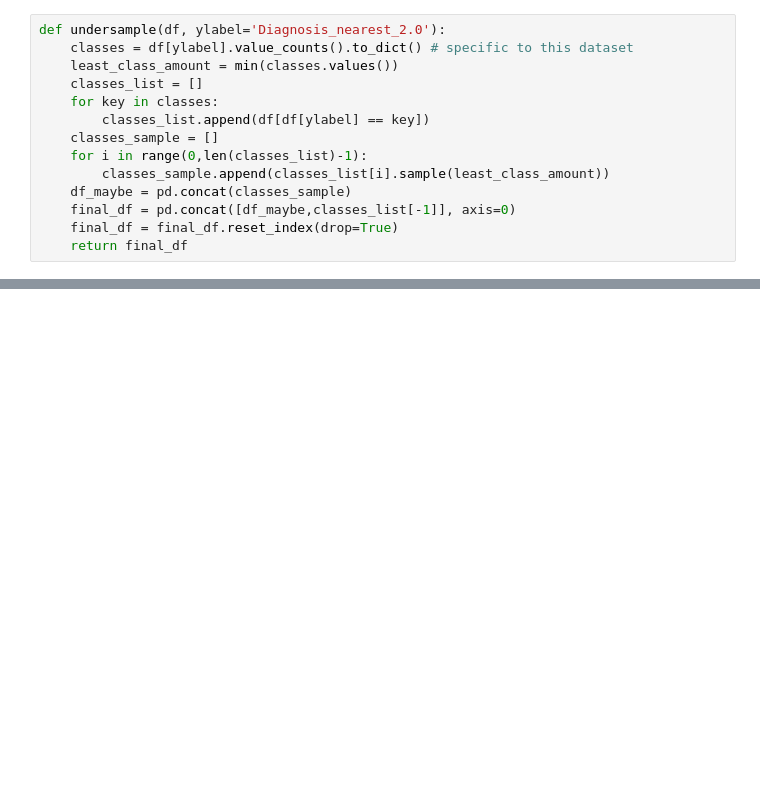
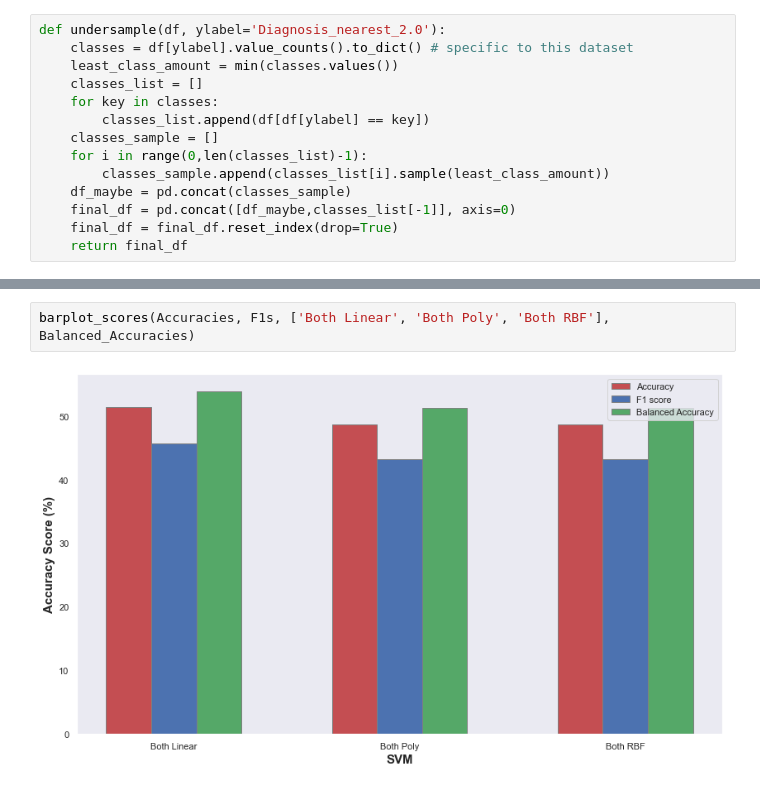
Before and after one commit to georgeaidinis/Dissertation, a Jupyter notebook: DeepCCA Model/ADNI Classification SVM FAMD.ipynb, the cells around one changed output, grey strips where cells are left out. Cells and saved outputs as stored; diff of their text form; blank space fills up the shorter version.

```diff
--- a/DeepCCA Model/ADNI Classification SVM FAMD.ipynb
+++ b/DeepCCA Model/ADNI Classification SVM FAMD.ipynb
@@ -322,3 +353,7 @@ Model with max Balanced Accuracy Score:  Poly  with a Balanced Accuracy Score of
+# %%
+barplot_scores(Accuracies, F1s, ['Both Linear', 'Both Poly', 'Both RBF'], Balanced_Accuracies)
+# %% [output]
+[figure, added]
 # %%
 fig, axes = plt.subplots(nrows=1,ncols=3,figsize=(20,6));
 sns.set(font_scale=1) # for label size
```
Also changed, not shown: parts of 5 cells of this notebook, 2 other files.
